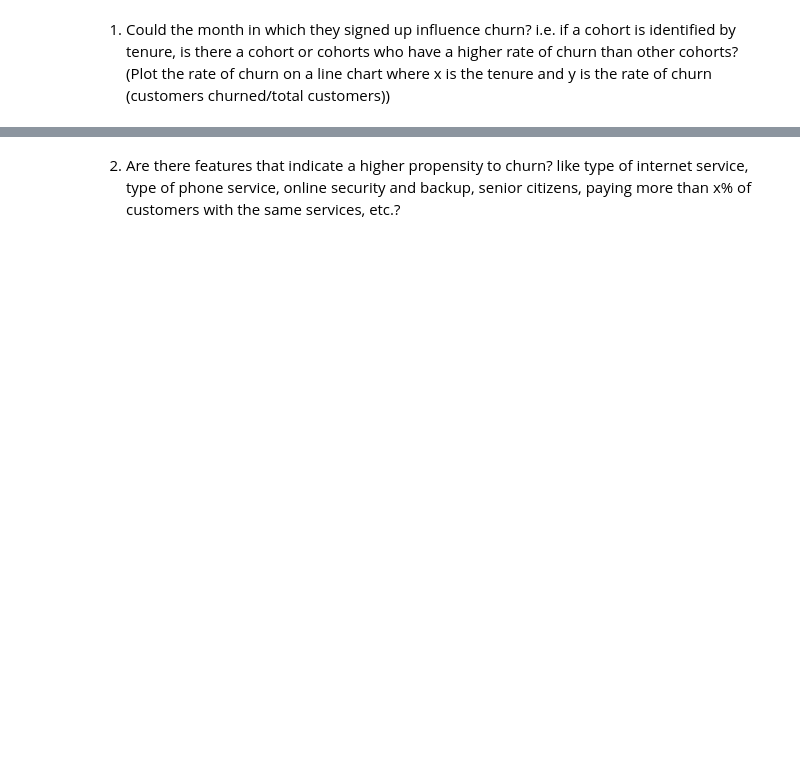
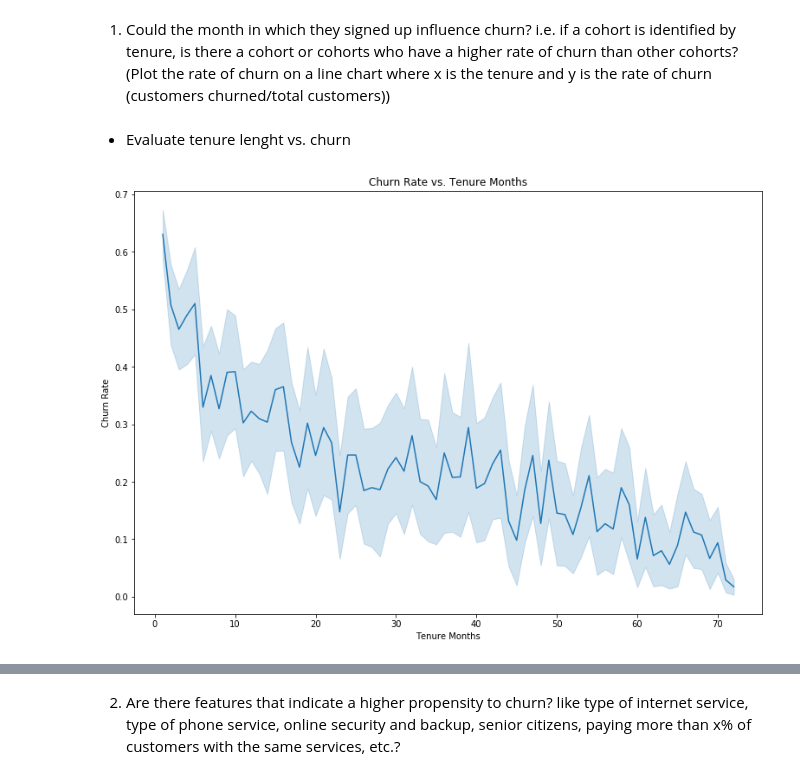
Before and after one commit to Tim-Sotirhos/telco_project, a Jupyter notebook: telco_project_baseline.ipynb, the cells around one changed output, grey strips where cells are left out. Drawn from its saved outputs; the diff is of its cells as text; code cells hidden in the pictures; blank space fills up the shorter version.

```diff
--- a/telco_project_baseline.ipynb
+++ b/telco_project_baseline.ipynb
@@ -119,6 +128,9 @@ df = prepare.clean_data(df)
 # %%
 # Encode the churn column for the entire dataframe
 df = prepare.encoder(df)
+# %%
+# Create feature tenure_year that converts monthly tenure into years
+df["tenure_year"] = np.ceil(df.tenure / 12)
 # %% [markdown]
 **Task:** I need to select which variables, pick a model and run the data
 # %% [markdown]
@@ -193,2 +216,10 @@ weighted avg       0.77      0.79      0.76      5625
+# %%
+# Function encoder_all() in prepare.py to encode select variables, drop columns = contract_type, \
+# internet_service_type, payment_type, and creates a dataframe
+
+df_encoded = prepare.encoder_all(df)
+# %%
+# split my encoded dataframe into a train and test set
+train, test = train_test_split(df_encoded, train_size =.80, random_state = 123)
 # %% [markdown]
 1. Could the month in which they signed up influence churn? i.e. if a cohort is identified by tenure, is there a cohort or cohorts who have a higher rate of churn than other cohorts? (Plot the rate of churn on a line chart where x is the tenure and y is the rate of churn (customers churned/total customers))
@@ -207,0 +226,11 @@ df_encoded = encoder_all(df)
+# %% [markdown]
+- Evaluate tenure lenght vs. churn
+# %%
+plt.figure(figsize=(13,9))
+ax = sns.lineplot(x="tenure", y= "churn", data=train)
+plt.title("Churn Rate vs. Tenure Months")
+ax.set_xlabel("Tenure Months")
+ax.set_ylabel("Churn Rate")
+plt.show()
+# %% [output]
+[figure, added]
```
Also changed, not shown: parts of 68 cells of this notebook, 1 other file.
